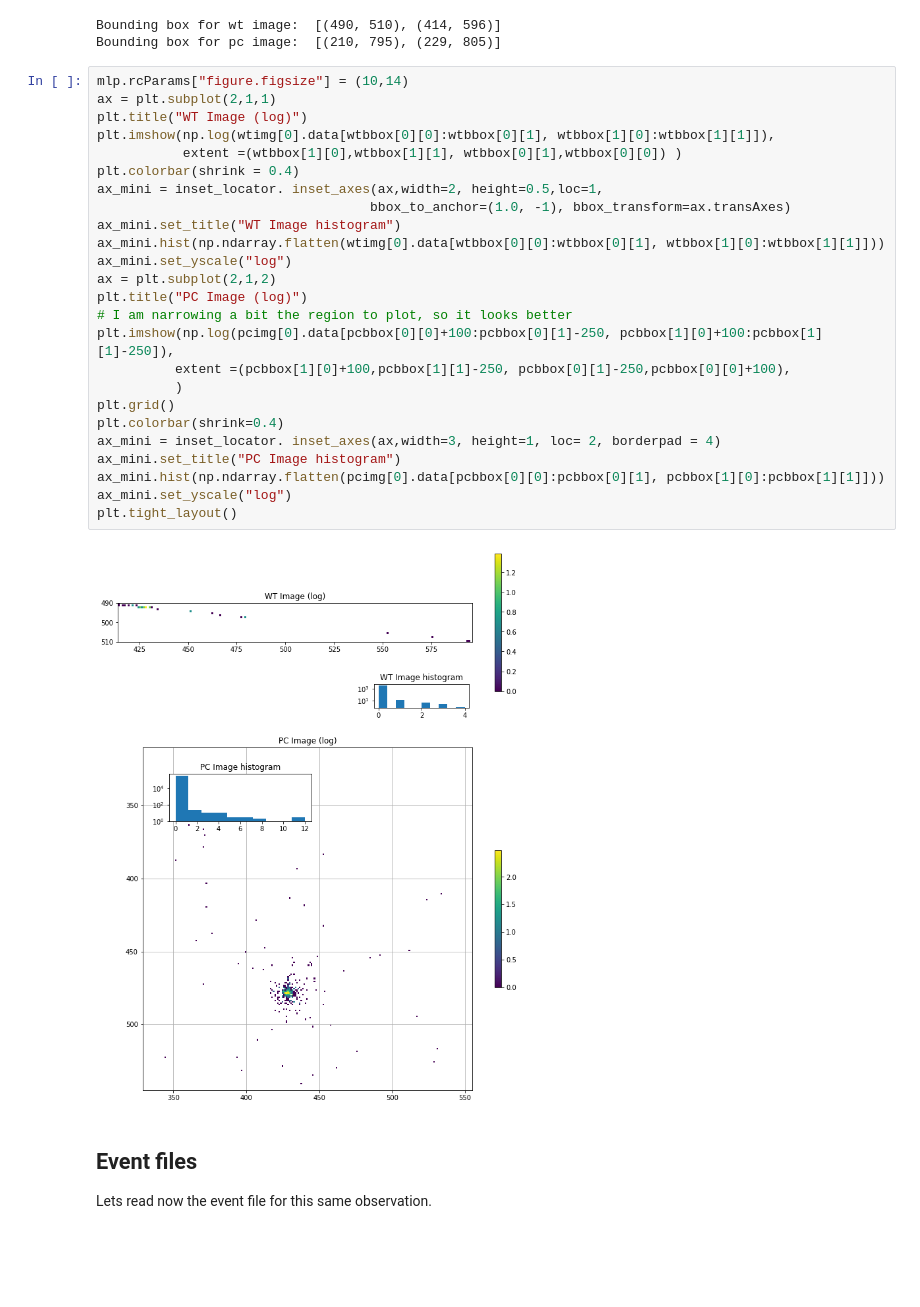
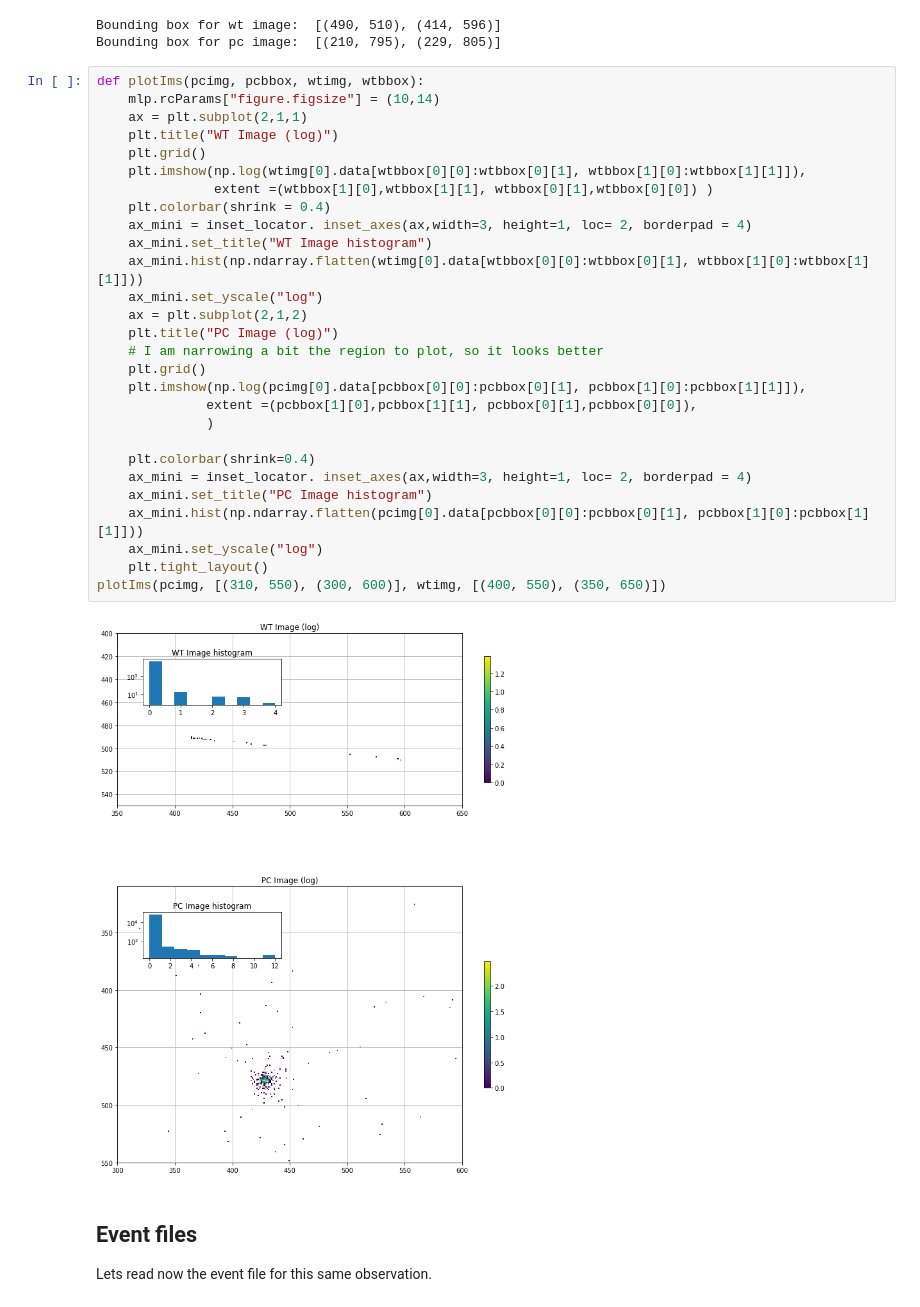
Before and after one commit to Guitlle/Astronomy-notebooks, a Jupyter notebook: AGNs/Exploring Swift x-ray data of PG1553+113.ipynb, the cells around one changed output. Saved outputs shown, nothing was run; the diff lists cells and outputs as text; blank space fills up the shorter version.

```diff
--- a/AGNs/Exploring Swift x-ray data of PG1553+113.ipynb
+++ b/AGNs/Exploring Swift x-ray data of PG1553+113.ipynb
@@ -153,32 +153,35 @@ print("Bounding box for pc image: ", pcbbox)
 Bounding box for wt image:  [(490, 510), (414, 596)]
 Bounding box for pc image:  [(210, 795), (229, 805)]
 # %%
-mlp.rcParams["figure.figsize"] = (10,14)
-ax = plt.subplot(2,1,1)
-plt.title("WT Image (log)")
-plt.imshow(np.log(wtimg[0].data[wtbbox[0][0]:wtbbox[0][1], wtbbox[1][0]:wtbbox[1][1]]),
-           extent =(wtbbox[1][0],wtbbox[1][1], wtbbox[0][1],wtbbox[0][0]) )
-plt.colorbar(shrink = 0.4)
-ax_mini = inset_locator. inset_axes(ax,width=2, height=0.5,loc=1,
-                                   bbox_to_anchor=(1.0, -1), bbox_transform=ax.transAxes)
-ax_mini.set_title("WT Image histogram")
-ax_mini.hist(np.ndarray.flatten(wtimg[0].data[wtbbox[0][0]:wtbbox[0][1], wtbbox[1][0]:wtbbox[1][1]]))
-ax_mini.set_yscale("log")
-ax = plt.subplot(2,1,2)
-plt.title("PC Image (log)")
-# I am narrowing a bit the region to plot, so it looks better
-plt.imshow(np.log(pcimg[0].data[pcbbox[0][0]+100:pcbbox[0][1]-250, pcbbox[1][0]+100:pcbbox[1][1]-250]),
-          extent =(pcbbox[1][0]+100,pcbbox[1][1]-250, pcbbox[0][1]-250,pcbbox[0][0]+100),
-          )
-plt.grid()
-plt.colorbar(shrink=0.4)
-ax_mini = inset_locator. inset_axes(ax,width=3, height=1, loc= 2, borderpad = 4)
-ax_mini.set_title("PC Image histogram")
-ax_mini.hist(np.ndarray.flatten(pcimg[0].data[pcbbox[0][0]:pcbbox[0][1], pcbbox[1][0]:pcbbox[1][1]]))
-ax_mini.set_yscale("log")
-plt.tight_layout()
+def plotIms(pcimg, pcbbox, wtimg, wtbbox):
+    mlp.rcParams["figure.figsize"] = (10,14)
+    ax = plt.subplot(2,1,1)
+    plt.title("WT Image (log)")
+    plt.grid()
+    plt.imshow(np.log(wtimg[0].data[wtbbox[0][0]:wtbbox[0][1], wtbbox[1][0]:wtbbox[1][1]]),
+               extent =(wtbbox[1][0],wtbbox[1][1], wtbbox[0][1],wtbbox[0][0]) )
+    plt.colorbar(shrink = 0.4)
+    ax_mini = inset_locator. inset_axes(ax,width=3, height=1, loc= 2, borderpad = 4)
+    ax_mini.set_title("WT Image histogram")
+    ax_mini.hist(np.ndarray.flatten(wtimg[0].data[wtbbox[0][0]:wtbbox[0][1], wtbbox[1][0]:wtbbox[1][1]]))
+    ax_mini.set_yscale("log")
+    ax = plt.subplot(2,1,2)
+    plt.title("PC Image (log)")
+    # I am narrowing a bit the region to plot, so it looks better
+    plt.grid()
+    plt.imshow(np.log(pcimg[0].data[pcbbox[0][0]:pcbbox[0][1], pcbbox[1][0]:pcbbox[1][1]]),
+              extent =(pcbbox[1][0],pcbbox[1][1], pcbbox[0][1],pcbbox[0][0]),
+              )
+
+    plt.colorbar(shrink=0.4)
+    ax_mini = inset_locator. inset_axes(ax,width=3, height=1, loc= 2, borderpad = 4)
+    ax_mini.set_title("PC Image histogram")
+    ax_mini.hist(np.ndarray.flatten(pcimg[0].data[pcbbox[0][0]:pcbbox[0][1], pcbbox[1][0]:pcbbox[1][1]]))
+    ax_mini.set_yscale("log")
+    plt.tight_layout()
+plotIms(pcimg, [(310, 550), (300, 600)], wtimg, [(400, 550), (350, 650)])
 # %% [output]
-[figure, old version]
+[figure, new version]
 # %% [markdown]
 ## Event files
 
```
Also changed, not shown: parts of 18 cells of this notebook.
